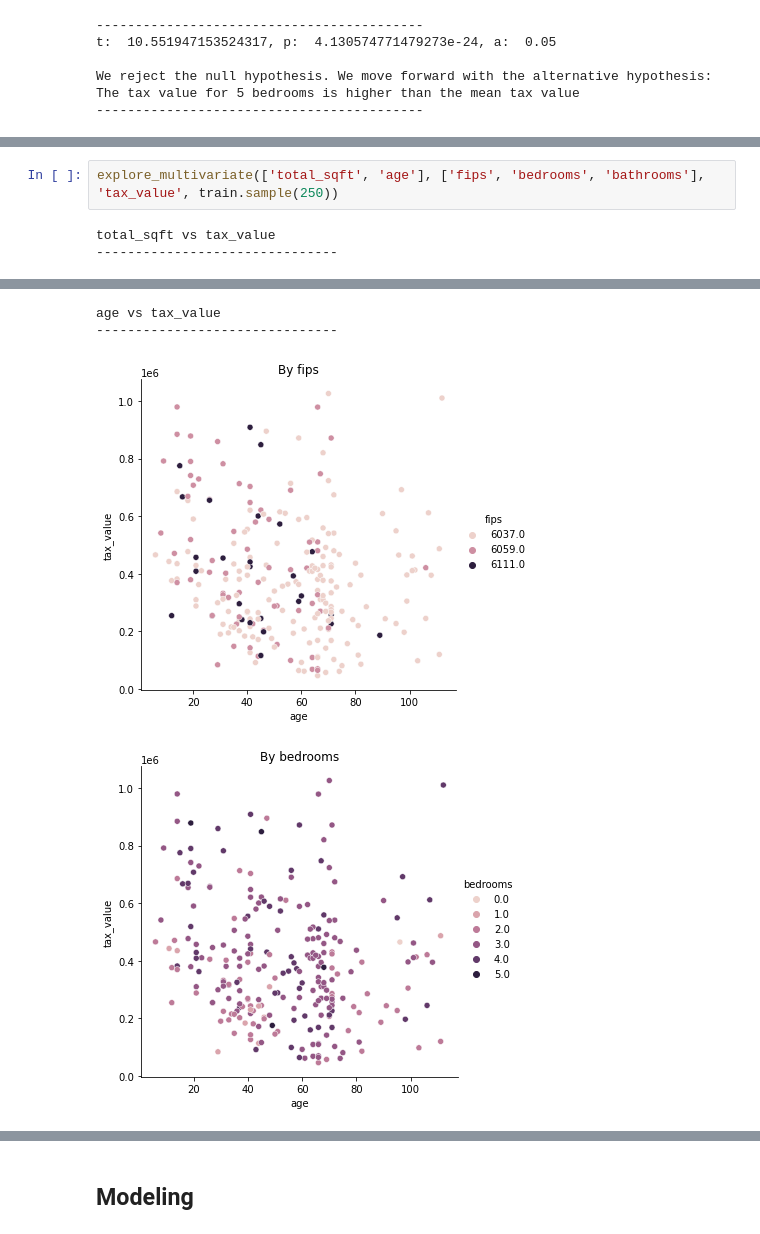
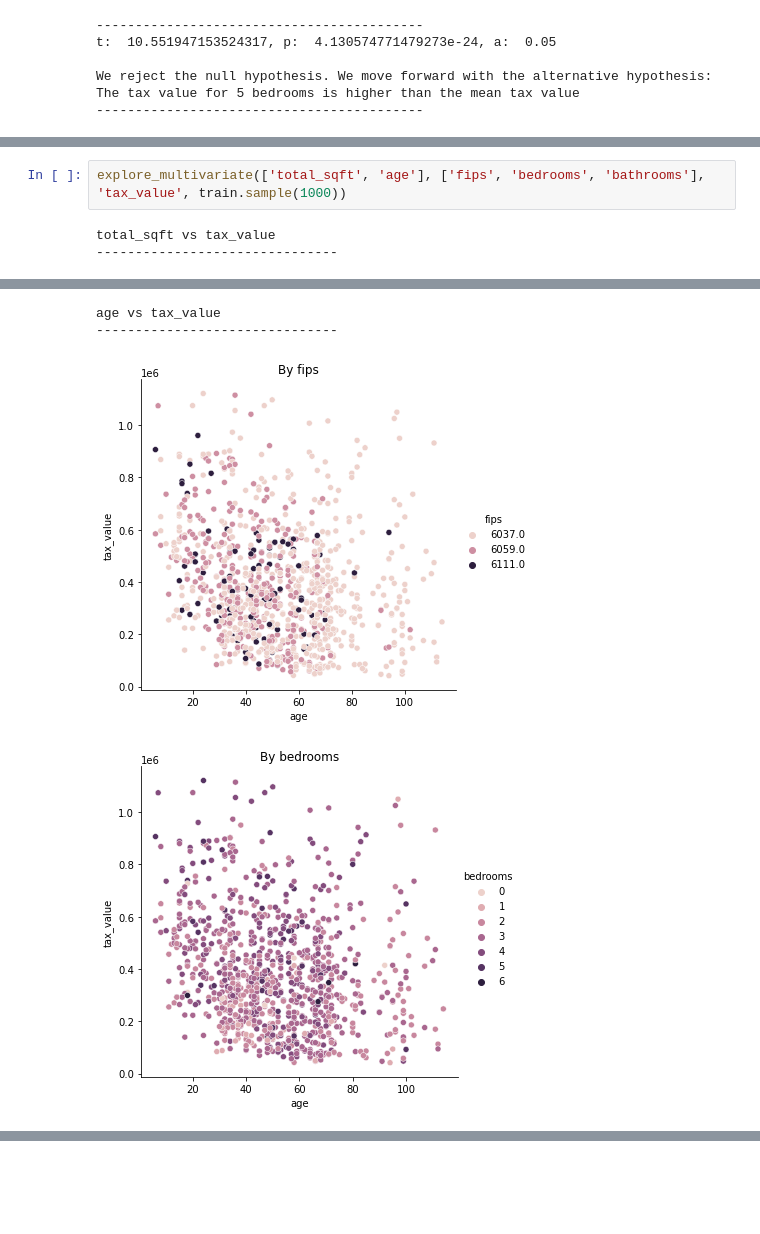
Before and after one commit to david-ryan-alviola/regression-project, a Jupyter notebook: zillow.ipynb, the cells around one changed output, grey strips where cells are left out. Cells and saved outputs as stored; diff of their text form; blank space fills up the shorter version.

Commit message:
Added model.py and updated other scripts. Nearly finished notebook.

```diff
--- a/zillow.ipynb
+++ b/zillow.ipynb
@@ -416,5 +451,5 @@ We reject the null hypothesis. We move forward with the alternative hypothesis:
 # %%
-explore_multivariate(['total_sqft', 'age'], ['fips', 'bedrooms', 'bathrooms'], 'tax_value', train.sample(250))
+explore_multivariate(['total_sqft', 'age'], ['fips', 'bedrooms', 'bathrooms'], 'tax_value', train.sample(1000))
 # %% [output]
 total_sqft vs tax_value
 -------------------------------
@@ -424,4 +459,4 @@ total_sqft vs tax_value
 age vs tax_value
 -------------------------------
-[figure, old version]
+[figure, new version]
-[figure, old version]
+[figure, new version]
@@ -429,2 +463,0 @@ age vs tax_value
-# %% [markdown]
-## Modeling
```
Also changed, not shown: parts of 40 cells of this notebook, 3 other files.
